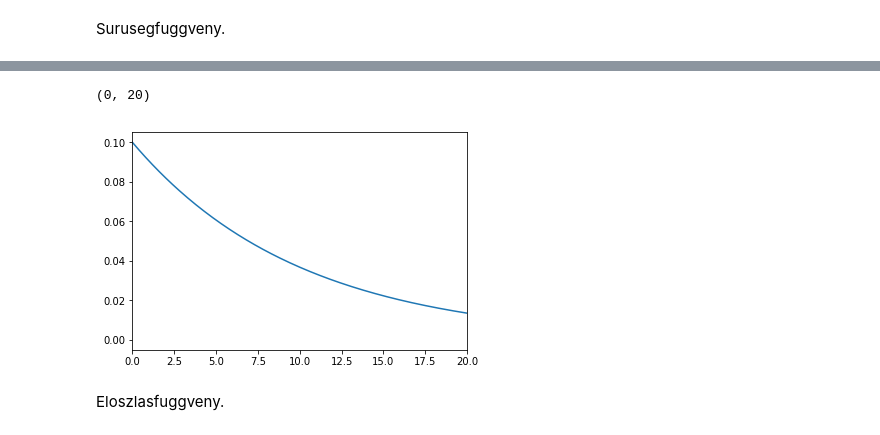
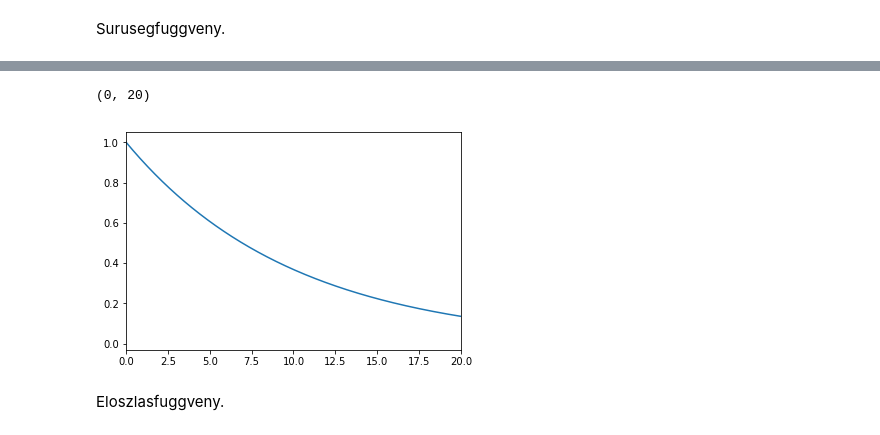
Before and after one commit to bokae/taxi, a Jupyter notebook: notebooks/distributions.ipynb, the cells around one changed output, grey strips where cells are left out. Saved outputs shown, nothing was run; the diff lists cells and outputs as text; code cells hidden in the pictures.

```diff
--- a/notebooks/distributions.ipynb
+++ b/notebooks/distributions.ipynb
@@ -105,10 +125,11 @@ from scipy.interpolate import interp1d
 # %% [markdown]
 Surusegfuggveny.
+# %%
+l=0.1
+r = np.linspace(0,40,1000)
+fr_unnormed = np.exp(-l*r)
+location=[20,20]
 # %%
-l=0.1
-
-r = np.linspace(0,10000,100000)
-fr_unnormed = l*np.exp(-l*r)
 norm = np.sum(2*np.pi*r*fr_unnormed)
 fr_latent = 2*np.pi*r*fr_unnormed/norm
 
@@ -121,5 +142,5 @@ plt.xlim(0,20)
 (0, 20)
-[figure, old version]
+[figure, new version]
 # %% [markdown]
 Eloszlasfuggveny.
 # %%
```
Also changed, not shown: parts of 32 cells of this notebook, 2 other files.
